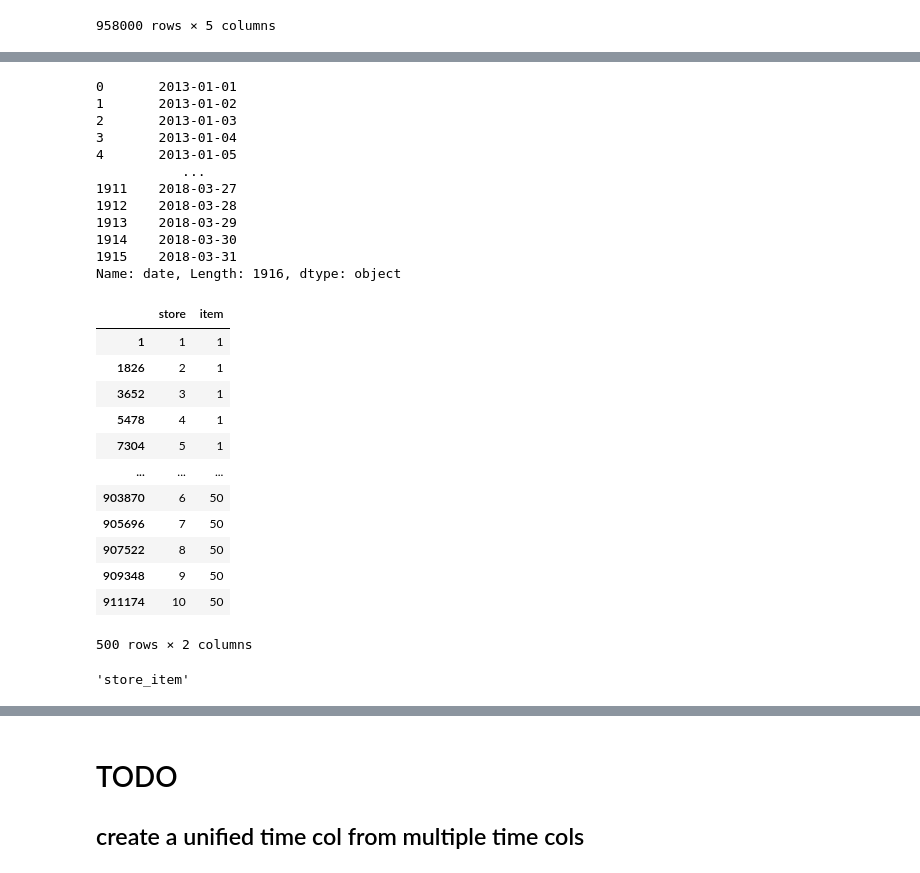
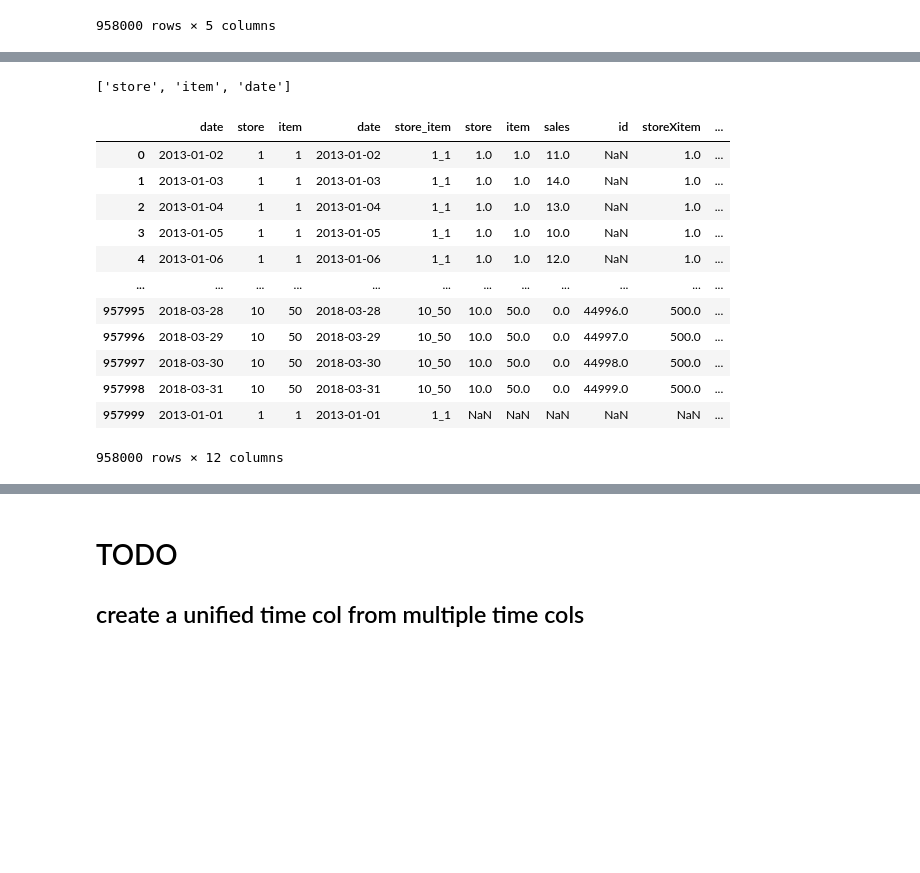
Before and after one commit to dormeir999/time-series-prediction, a Jupyter notebook: reasearch-engine.ipynb, the cells around one changed output, grey strips where cells are left out. Saved outputs shown, nothing was run; the diff lists cells and outputs as text; code cells hidden in the pictures; blank space fills up the shorter version.

```diff
--- a/reasearch-engine.ipynb
+++ b/reasearch-engine.ipynb
@@ -74,37 +178,20 @@ target_fillna_value = 0
+# %%
+index_cols+[time_col]
+# %% [output]
+['store', 'item', 'date']
 # %%
-df[1:]
+df
+# %% [output]
+|  | date | store | item | date | store_item | store | item | sales | id | storeXitem | ... |
+| 0 | 2013-01-02 | 1 | 1 | 2013-01-02 | 1_1 | 1.0 | 1.0 | 11.0 | NaN | 1.0 | ... |
+| 1 | 2013-01-03 | 1 | 1 | 2013-01-03 | 1_1 | 1.0 | 1.0 | 14.0 | NaN | 1.0 | ... |
+| 2 | 2013-01-04 | 1 | 1 | 2013-01-04 | 1_1 | 1.0 | 1.0 | 13.0 | NaN | 1.0 | ... |
+| 3 | 2013-01-05 | 1 | 1 | 2013-01-05 | 1_1 | 1.0 | 1.0 | 10.0 | NaN | 1.0 | ... |
+| 4 | 2013-01-06 | 1 | 1 | 2013-01-06 | 1_1 | 1.0 | 1.0 | 12.0 | NaN | 1.0 | ... |
+| ... | ... | ... | ... | ... | ... | ... | ... | ... | ... | ... | ... |
+| 957995 | 2018-03-28 | 10 | 50 | 2018-03-28 | 10_50 | 10.0 | 50.0 | 0.0 | 44996.0 | 500.0 | ... |
+| 957996 | 2018-03-29 | 10 | 50 | 2018-03-29 | 10_50 | 10.0 | 50.0 | 0.0 | 44997.0 | 500.0 | ... |
+| 957997 | 2018-03-30 | 10 | 50 | 2018-03-30 | 10_50 | 10.0 | 50.0 | 0.0 | 44998.0 | 500.0 | ... |
+| 957998 | 2018-03-31 | 10 | 50 | 2018-03-31 | 10_50 | 10.0 | 50.0 | 0.0 | 44999.0 | 500.0 | ... |
+| 957999 | 2013-01-01 | 1 | 1 | 2013-01-01 | 1_1 | NaN | NaN | NaN | NaN | NaN | ... |
+958000 rows × 12 columns
-# %%
-df[1:][time_col].drop_duplicates().sort_values().reset_index(drop=True)
-# %% [output]
-0       2013-01-01
-1       2013-01-02
-2       2013-01-03
-3       2013-01-04
-4       2013-01-05
-           ...
-1911    2018-03-27
-1912    2018-03-28
-1913    2018-03-29
-1914    2018-03-30
-1915    2018-03-31
-Name: date, Length: 1916, dtype: object
-# %%
-df[1:][index_cols].drop_duplicates()
-# %% [output]
-|  | store | item |
-| 1 | 1 | 1 |
-| 1826 | 2 | 1 |
-| 3652 | 3 | 1 |
-| 5478 | 4 | 1 |
-| 7304 | 5 | 1 |
-| ... | ... | ... |
-| 903870 | 6 | 50 |
-| 905696 | 7 | 50 |
-| 907522 | 8 | 50 |
-| 909348 | 9 | 50 |
-| 911174 | 10 | 50 |
-500 rows × 2 columns
-# %%
-index_col = "_".join(index_cols)
-# %% [output]
-'store_item'
```
Also changed, not shown: parts of 19 cells of this notebook, 1 other file.
